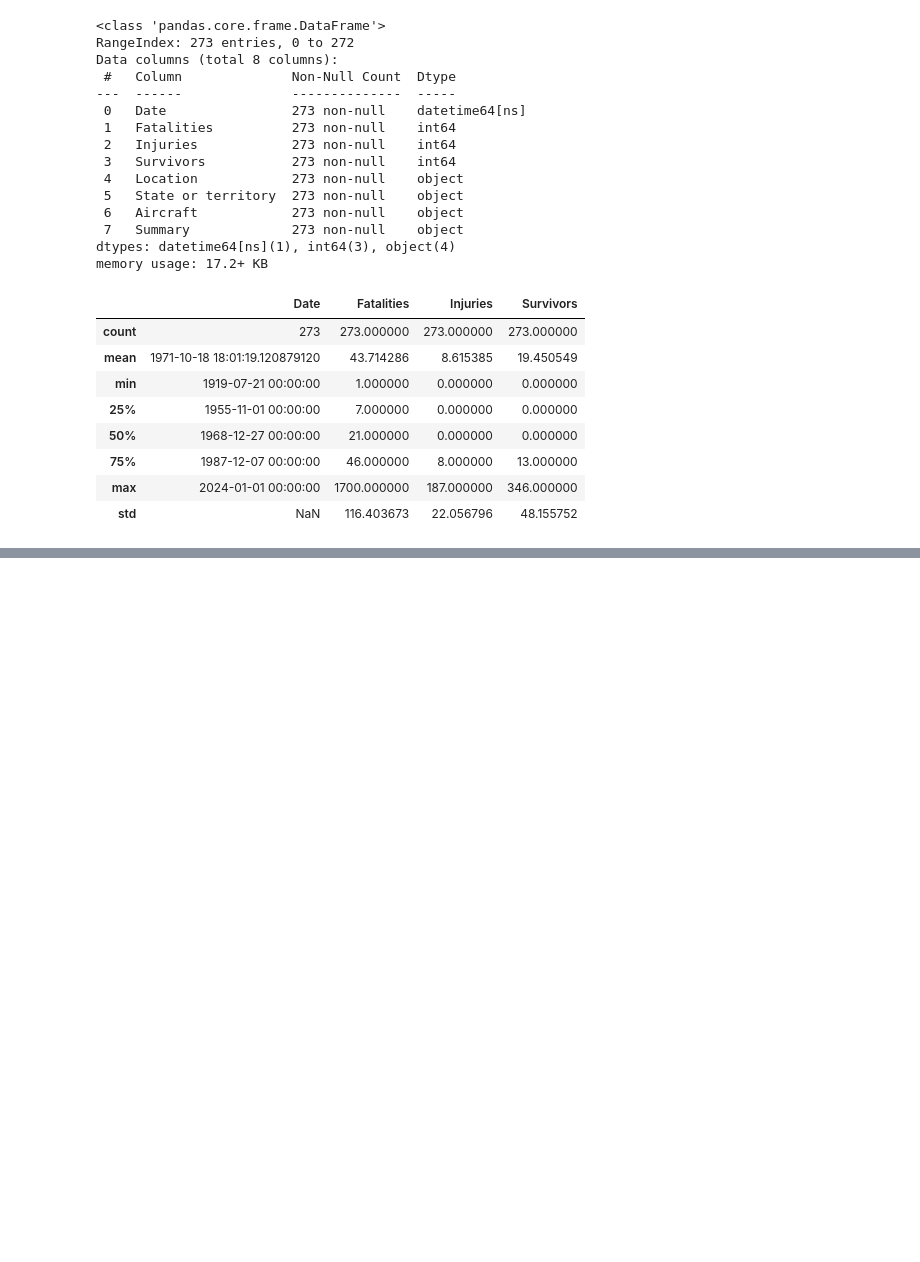
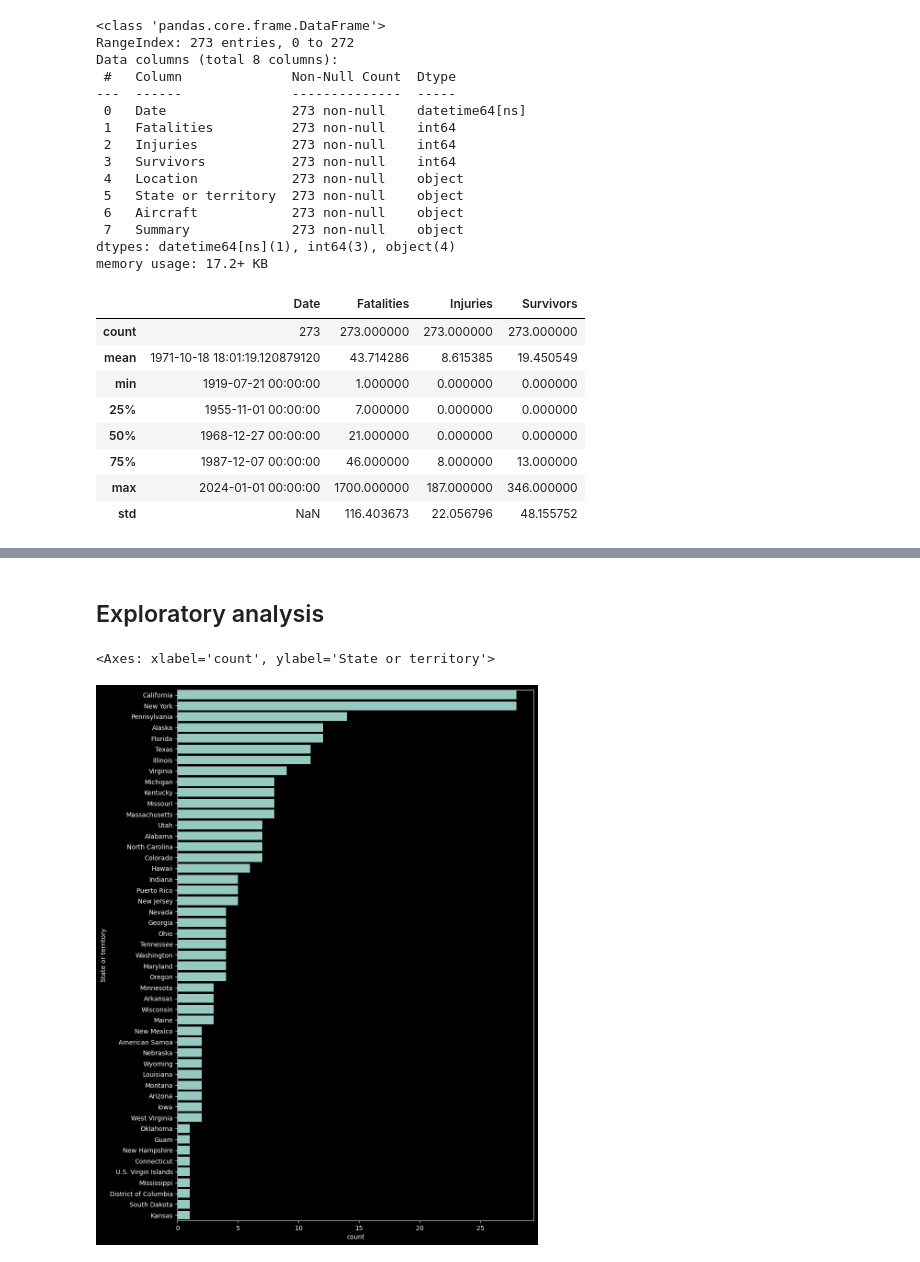
Before and after one commit to deniselouzada/air-accident-reports, a Jupyter notebook: analysis-tensorflow.ipynb, the cells around one changed output, grey strips where cells are left out. Cells and saved outputs as stored; diff of their text form; code cells hidden in the pictures; blank space fills up the shorter version.

```diff
--- a/analysis-tensorflow.ipynb
+++ b/analysis-tensorflow.ipynb
@@ -107,3 +109,7 @@ df.head()
 | 2022-12-31 | 1 | 0 | 0 | Montgomery | Alabama | Embraer 175 | An airline worker was pulled into... |
 | 2022-09-04 | 10 | 0 | 0 | Mutiny Bay near Whidbey Island | Washington | de Havilland Canada DHC-3 Otter | Carrying tourists, the seaplane n... |
 | 2020-05-07 | 1 | 0 | 58 | Austin | Texas | Boeing 737-700 | A man who had illegally entered t... |
+# %% [markdown]
+## Exploratory analysis
+# %%
+df_location = df['State or territory'].value_counts()
@@ -109,0 +118,6 @@ df.head()
+# %%
+fig = plt.figure(figsize=(10, 15))
+sns.barplot(df_location, orient='y')
+# %% [output]
+<Axes: xlabel='count', ylabel='State or territory'>
+[figure, added]
```
Also changed, not shown: parts of 6 cells of this notebook.
